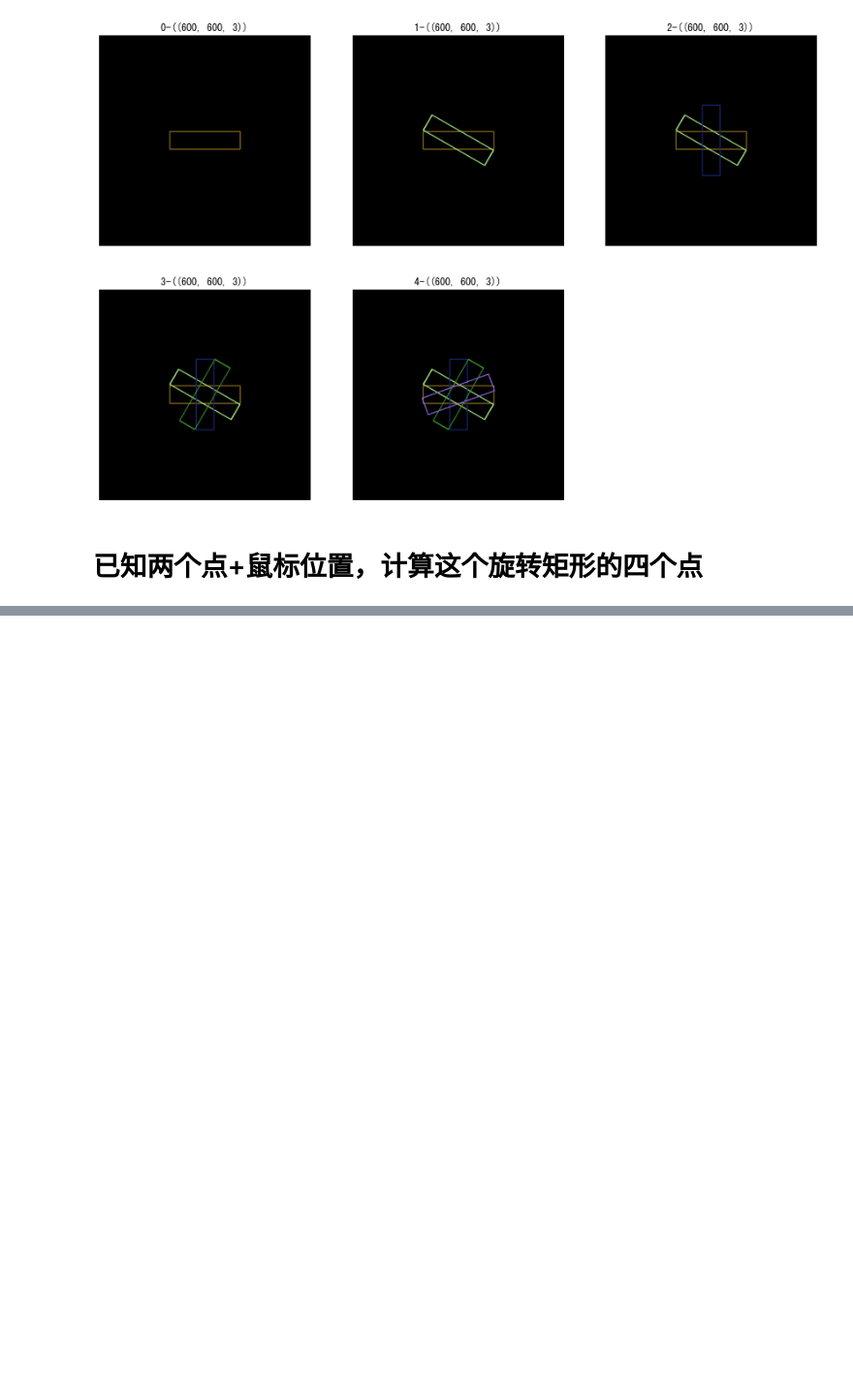
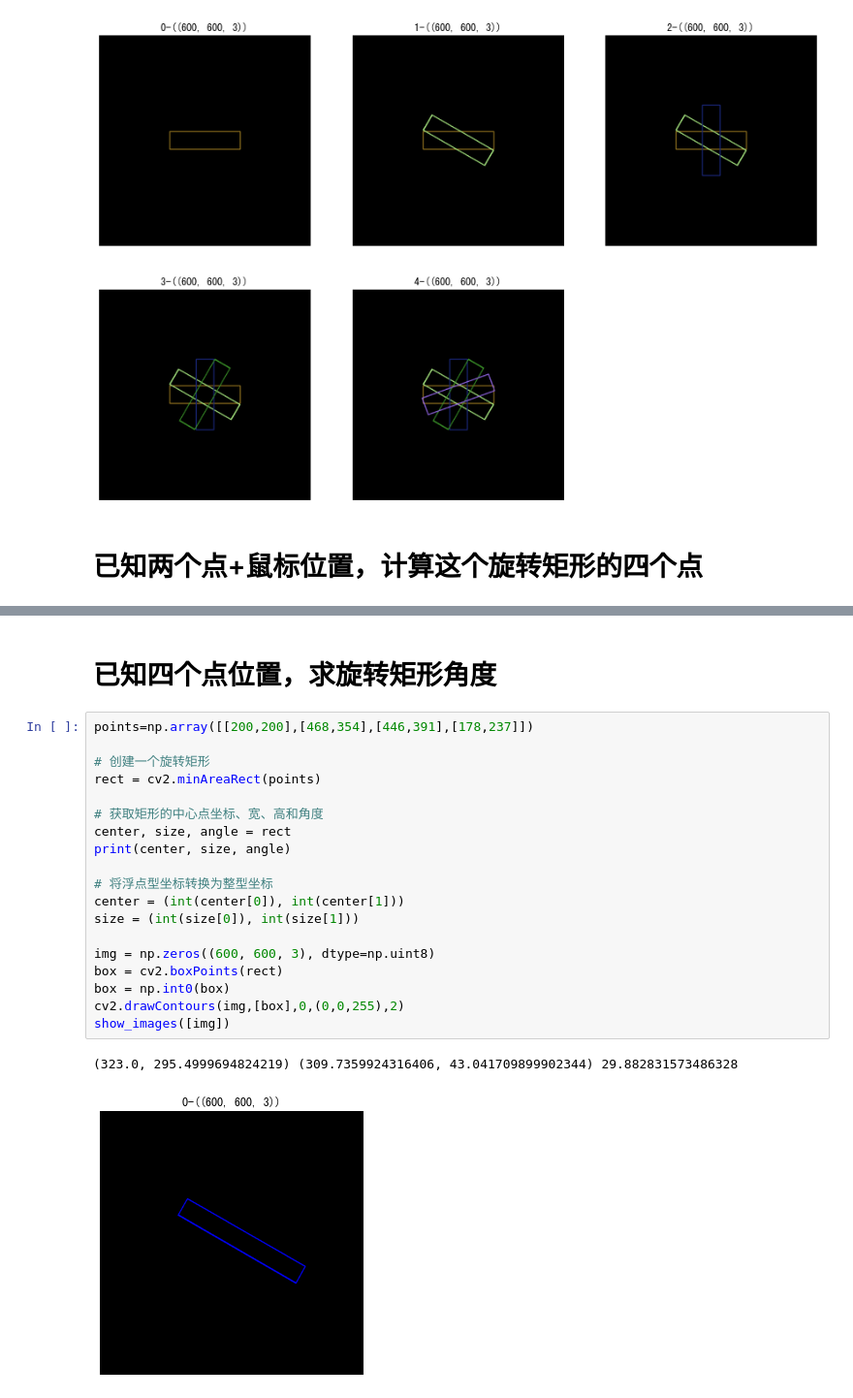
Before and after one commit to WuShaogui/LearnningCV_Python, a Jupyter notebook: 几何变换/旋转矩形标注框的位置变换.ipynb, the cells around one changed output, grey strips where cells are left out. Shown: that part at 97% size. Saved outputs shown, nothing was run; the diff lists cells and outputs as text; blank space fills up the shorter version.

```diff
--- a/几何变换/旋转矩形标注框的位置变换.ipynb
+++ b/几何变换/旋转矩形标注框的位置变换.ipynb
@@ -489,0 +554,24 @@ show_images([img])
+# %% [markdown]
+# 已知四个点位置，求旋转矩形角度
+# %%
+points=np.array([[200,200],[468,354],[446,391],[178,237]])
+
+# 创建一个旋转矩形
+rect = cv2.minAreaRect(points)
+
+# 获取矩形的中心点坐标、宽、高和角度
+center, size, angle = rect
+print(center, size, angle)
+
+# 将浮点型坐标转换为整型坐标
+center = (int(center[0]), int(center[1]))
+size = (int(size[0]), int(size[1]))
+
+img = np.zeros((600, 600, 3), dtype=np.uint8)
+box = cv2.boxPoints(rect)
+box = np.int0(box)
+cv2.drawContours(img,[box],0,(0,0,255),2)
+show_images([img])
+# %% [output]
+(323.0, 295.4999694824219) (309.7359924316406, 43.041709899902344) 29.882831573486328
+[figure, added]
```
Also changed, not shown: parts of 7 cells of this notebook.
